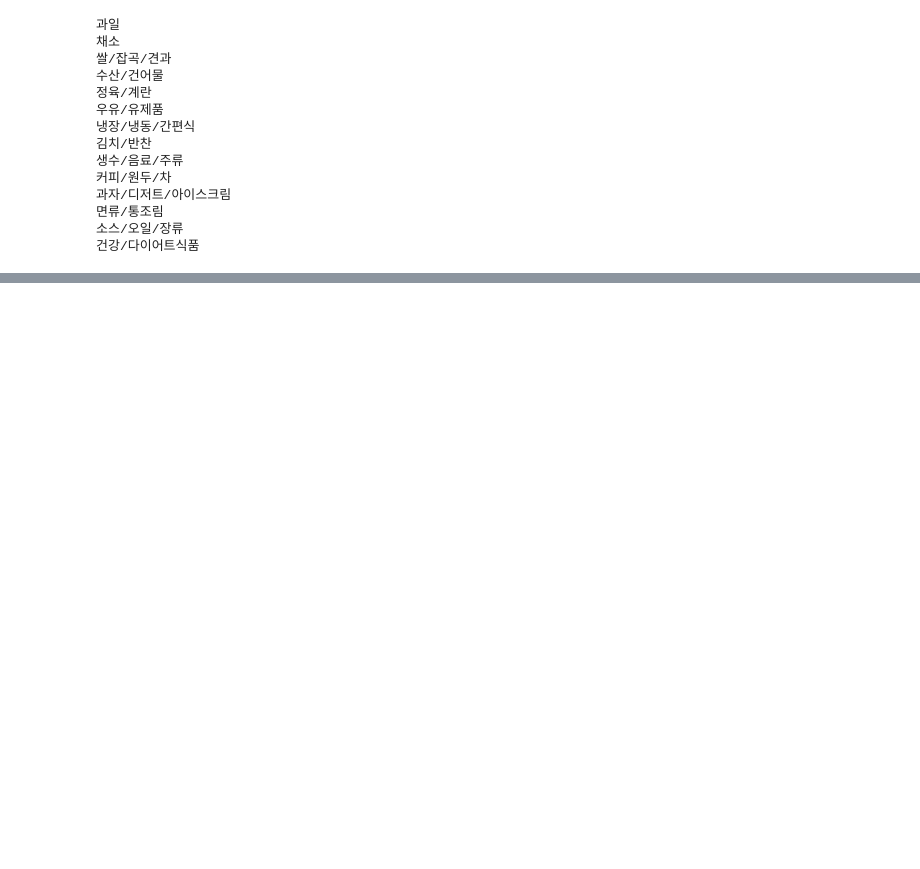
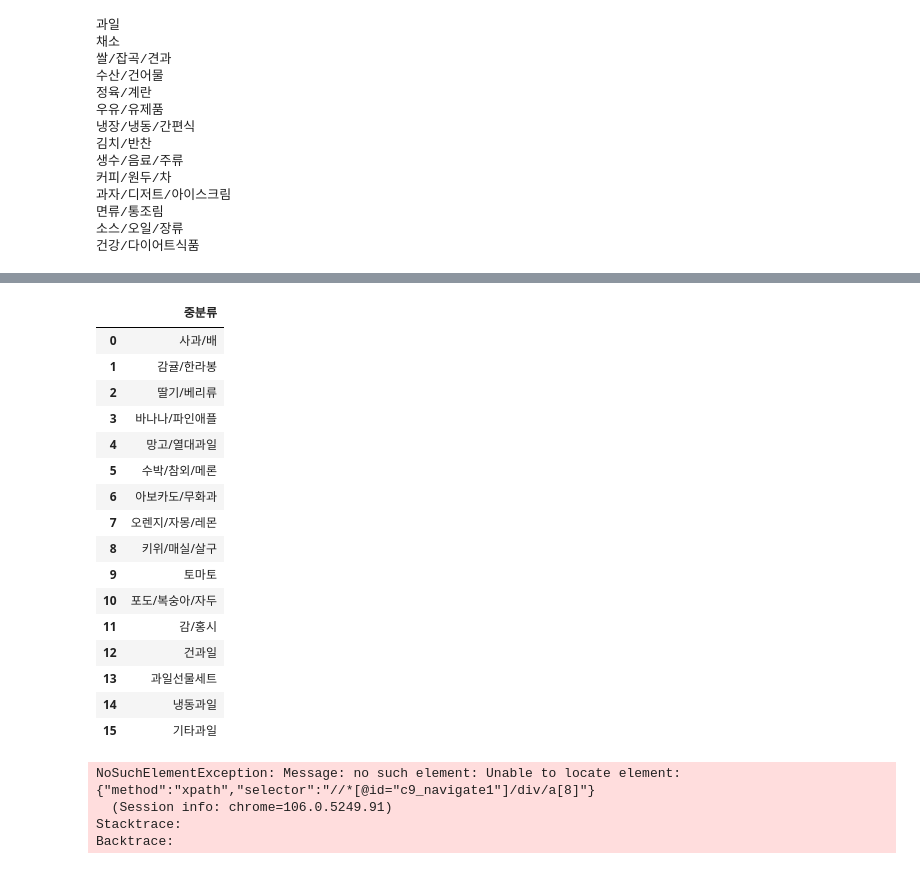
Before and after one commit to shinjangwoon/Store_Analysis, a Jupyter notebook: crawling/crawling.ipynb, the cells around one changed output, grey strips where cells are left out. Drawn from its saved outputs; the diff is of its cells as text; code cells hidden in the pictures; blank space fills up the shorter version.

```diff
--- a/crawling/crawling.ipynb
+++ b/crawling/crawling.ipynb
@@ -83,0 +71,28 @@ df
+# %%
+fruit = []
+driver.find_element_by_xpath(f'//*[@id="content"]/div/section/div[1]/section[2]/ul[2]/li[2]/div/ul/li[1]/a/span').click()
+fruit_cate = driver.find_elements_by_css_selector(' .srchFilterAccordionPanel .srchFilterOptions')
+# %%
+fruit_cate[0].text
+fruit_list = str(fruit_cate[0].text).split('\n')[:]
+fruit_list = pd.DataFrame(fruit_list)
+fruit_list.columns = ['중분류']
+fruit_list
+# %% [output]
+|  | 중분류 |
+| 0 | 사과/배 |
+| 1 | 감귤/한라봉 |
+| 2 | 딸기/베리류 |
+| 3 | 바나나/파인애플 |
+| 4 | 망고/열대과일 |
+| 5 | 수박/참외/메론 |
+| 6 | 아보카도/무화과 |
+| 7 | 오렌지/자몽/레몬 |
+| 8 | 키위/매실/살구 |
+| 9 | 토마토 |
+| 10 | 포도/복숭아/자두 |
+| 11 | 감/홍시 |
+| 12 | 건과일 |
+| 13 | 과일선물세트 |
+| 14 | 냉동과일 |
+| 15 | 기타과일 |
@@ -83,0 +101,22 @@ df
+# %%
+apple = []
+
+for f in range(1,36):
+    if f == 1:
+        name = driver.find_elements_by_class_name('srchProductUnitTitle')
+        time.sleep(2)
+        for named in range(0,len(name)):
+            apple.append(name[named].text)
+        driver.find_element_by_xpath('//*[@id="c9_navigate1"]/div/a[7]').click()
+    else:
+        time.sleep(2)
+        name = driver.find_elements_by_class_name('srchProductUnitTitle')
+        time.sleep(2)
+        for named in range(0,len(name)):
+            apple.append(name[named].text)
+        driver.find_element_by_xpath('//*[@id="c9_navigate1"]/div/a[8]').click()
+# %% [output]
+NoSuchElementException: Message: no such element: Unable to locate element: {"method":"xpath","selector":"//*[@id="c9_navigate1"]/div/a[8]"}
+  (Session info: chrome=106.0.5249.91)
+Stacktrace:
+Backtrace:
```
Also changed, not shown: parts of 20 cells of this notebook.
